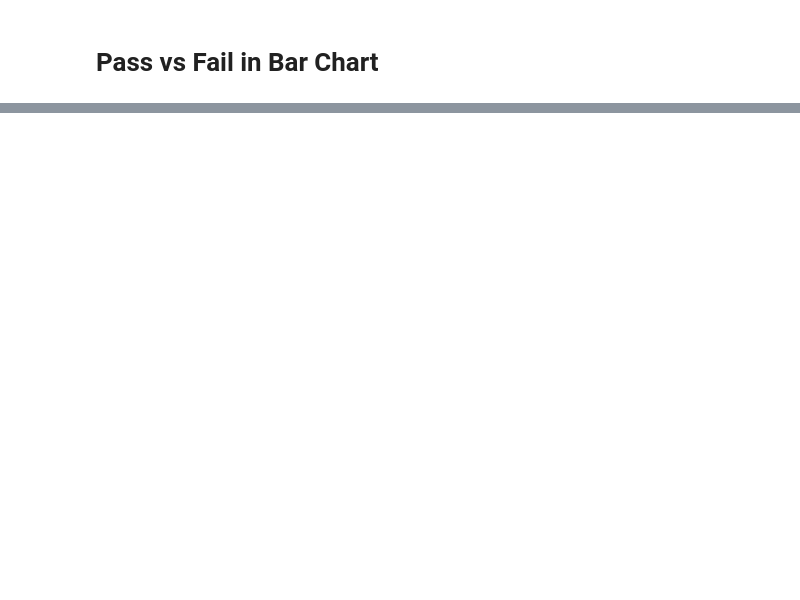
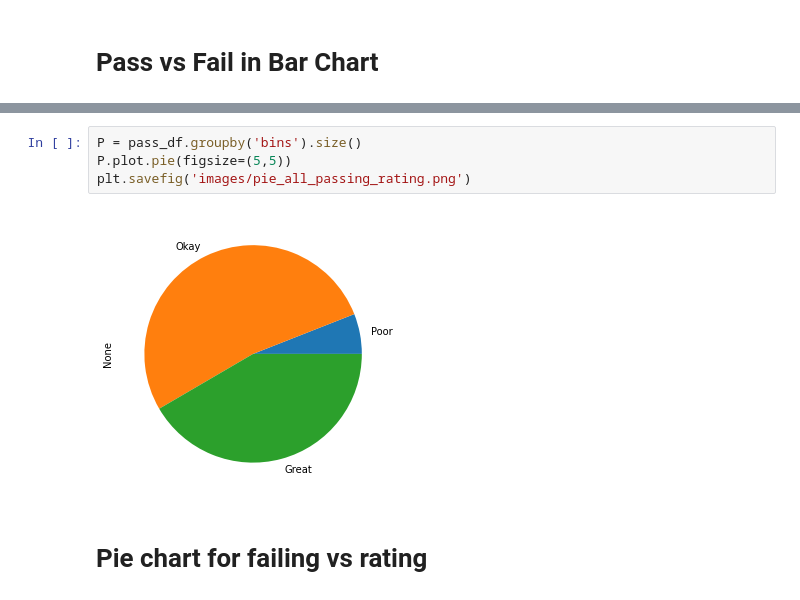
Before and after one commit to joyesufu/Where_Is_The_Food, a Jupyter notebook: pie_graphs_pass_fail.ipynb, the cells around one changed output, grey strips where cells are left out. Drawn from its saved outputs; the diff is of its cells as text; blank space fills up the shorter version.

```diff
--- a/pie_graphs_pass_fail.ipynb
+++ b/pie_graphs_pass_fail.ipynb
@@ -202,0 +251,8 @@ plt.show()
+# %%
+P = pass_df.groupby('bins').size()
+P.plot.pie(figsize=(5,5))
+plt.savefig('images/pie_all_passing_rating.png')
+# %% [output]
+[figure, added]
+# %% [markdown]
+# Pie chart for failing vs rating
```
Also changed, not shown: parts of 16 cells of this notebook, 9 other files.
